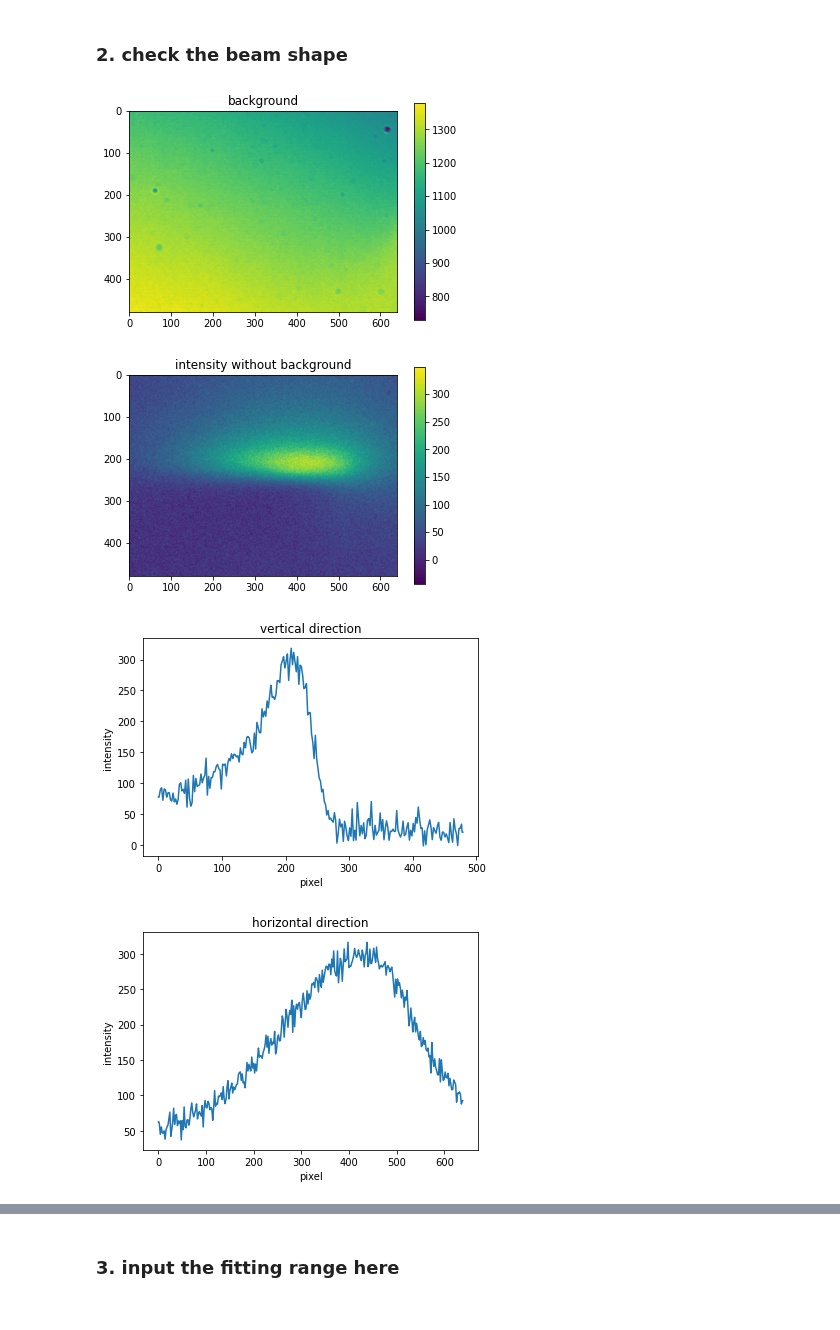
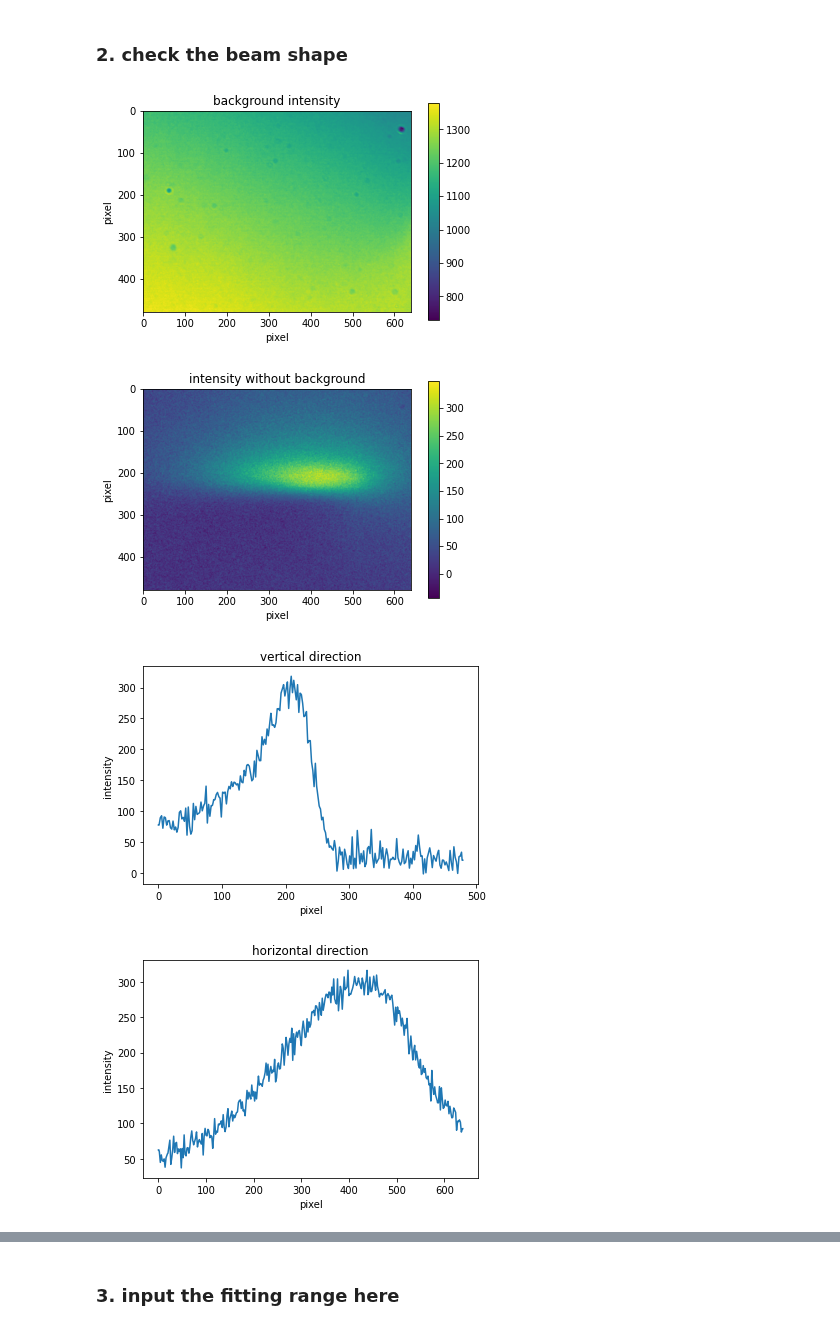
Before and after one commit to JoanneCETsai/Temperature_Calibration, a Jupyter notebook: code/0130_main_copy_change_beamwidthunit.ipynb, the cells around one changed output, grey strips where cells are left out. Drawn from its saved outputs; the diff is of its cells as text; code cells hidden in the pictures.

```diff
--- a/code/0130_main_copy_change_beamwidthunit.ipynb
+++ b/code/0130_main_copy_change_beamwidthunit.ipynb
@@ -69,35 +71,41 @@ image = "/Users/chiaentsai/Library/CloudStorage/Box-Box/MURI-SARA/Thermoreflecta
 whole = get_blue(image)
 # zoomin = get_bright(whole)
 b_whole = back[6]
 # fig 1: background
 sc = plt.imshow(b_whole)
 plt.colorbar(sc)
-plt.title("background")
+plt.title("background intensity")
+plt.xlabel("pixel")
+plt.ylabel("pixel")
 plt.show()
 # fig 2: intensity without background
 sc = plt.imshow(whole-b_whole)
 plt.colorbar(sc)
 plt.title("intensity without background")
+plt.xlabel("pixel")
+plt.ylabel("pixel")
 plt.show()
 # fig 3: vertical direction trend
 plt.plot((whole-b_whole)[:,420])
 plt.title("vertical direction")
 plt.xlabel("pixel")
 plt.ylabel("intensity")
 plt.show()
 # fig 4: horizontal direction trend
 plt.plot((whole-b_whole)[210,:])
 plt.title("horizontal direction")
 plt.xlabel("pixel")
 plt.ylabel("intensity")
 plt.show()
 # fig 5: dR/R intensity
 sc = plt.imshow((whole - b_whole)/b_whole)
 plt.colorbar(sc)
 plt.title("dR/R")
+plt.xlabel("pixel")
+plt.ylabel("pixel")
 plt.show()
 # %% [output]
-[figure, old version]
+[figure, new version]
-[figure, old version]
+[figure, new version]
 [figure]
 [figure]
```
Also changed, not shown: parts of 13 cells of this notebook, 2 other files.
